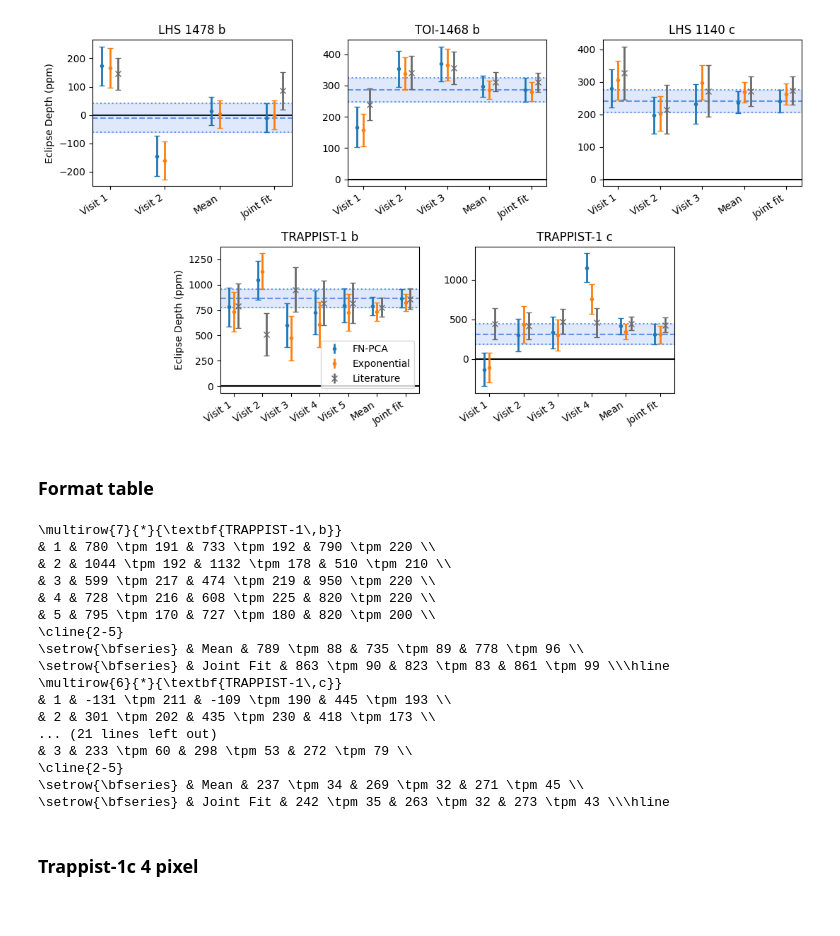
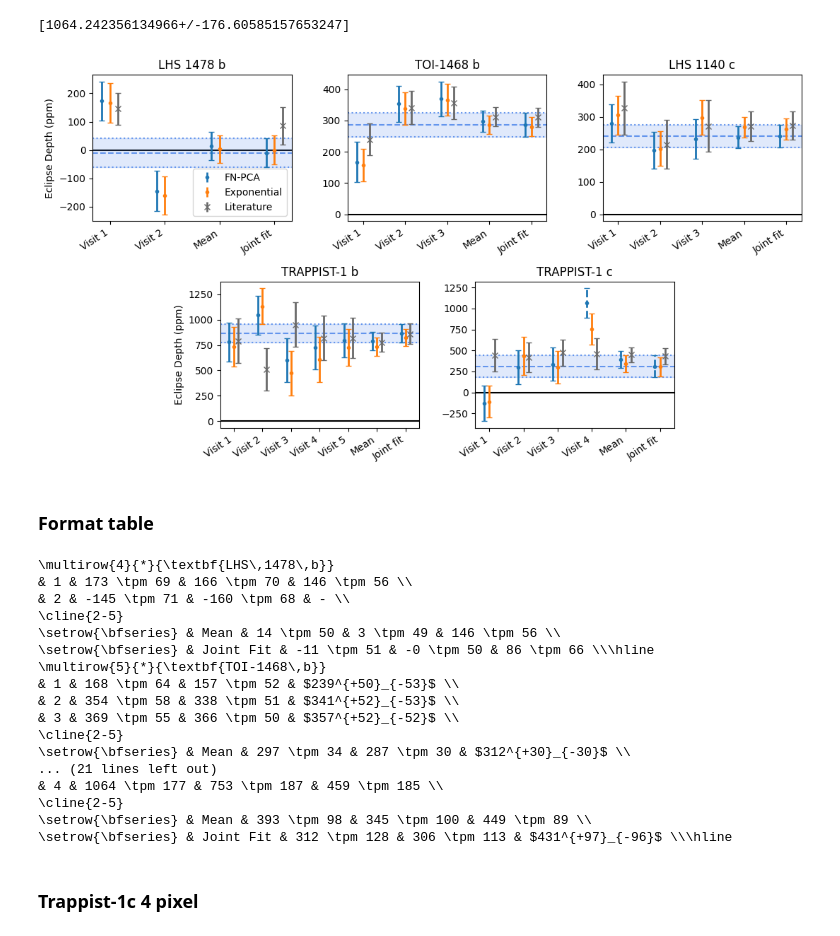
Before and after one commit to nicholasconnors/erebus, a Jupyter notebook: connors_et_al_2025/results/results_plotting.ipynb, the cells around one changed output. Cells and saved outputs as stored; diff of their text form; code cells hidden in the pictures.

Commit message:
Add in quadratic fnpca result

```diff
--- a/connors_et_al_2025/results/results_plotting.ipynb
+++ b/connors_et_al_2025/results/results_plotting.ipynb
@@ -27,11 +27,11 @@ t1b_exp = get_results("t1b_exp")
 # T1C is the only one where we needed to force positive eclipse depths to ensure detection
 t1c_fnpca_prevent_negative, _ = get_results("t1c_fnpca_prevent_negative")
 t1c_fnpca_allow_negative, t1c_fnpca_joint_fit = get_results("t1c_fnpca_allow_negative")
+t1c_fnpca_visit_4, _ = get_results("t1c_fnpca_visit_4")
 t1c_exp_prevent_negative, _ = get_results("t1c_exp_prevent_negative")
-t1c_exp_allow_negative, _ = get_results("t1c_exp_allow_negative")
-_, t1c_exp_joint_fit = get_results("t1c_exp_joint_fit")
-
-t1c_fnpca = np.concatenate((t1c_fnpca_allow_negative[0:1], t1c_fnpca_prevent_negative[1:3], t1c_fnpca_allow_negative[3:4])), t1c_fnpca_joint_fit
+t1c_exp_allow_negative, t1c_exp_joint_fit = get_results("t1c_exp_allow_negative")
+print(t1c_fnpca_visit_4)
+t1c_fnpca = np.concatenate((t1c_fnpca_allow_negative[0:1], t1c_fnpca_prevent_negative[1:3], t1c_fnpca_visit_4)), t1c_fnpca_joint_fit
 t1c_exp = np.concatenate((t1c_exp_allow_negative[0:1], t1c_exp_prevent_negative[1:3], t1c_exp_allow_negative[3:4])), t1c_exp_joint_fit
 
 lhs1478b_fnpca = get_results("lhs1478b_fnpca")
@@ -42,6 +42,8 @@ toi1468b_exp = get_results("toi1468b_exp")
 
 lhs1140c_fnpca = get_results("lhs1140c_fnpca")
 lhs1140c_exp = get_results("lhs1140c_exp")
+# %% [output]
+[1064.242356134966+/-176.60585157653247]
 # %%
 def format_tuple_list(results):
 	'''
@@ -61,12 +63,19 @@ t1b_lit = [(790, 220), (510, 210), (950, 220), (820, 220), (820, 200), (861, 99)
 # The order goes 1 -> 4 -> 2 -> 3 for 1 2 3 4
 t1c_lit = [(445, 193), (418, 173), (474, 158), (459, 185), (431, 97, 96)]
 # %%
+is_t1c_fnpca = False
+is_visit_4 = False
+
 def plot_point(ax, x, y, upper_err, lower_err, color, marker):
 	if lower_err is not None and lower_err != 0:
 		yerr = ([upper_err], [lower_err])
 	else:
 		yerr = [upper_err]
-	ax.errorbar(x, y, yerr=yerr, marker=marker, color=color, lw=2, capsize=3)
+	error_bar = ax.errorbar(x, y, yerr=yerr, marker=marker, color=color, lw=2, capsize=3)
+	global is_t1c_fnpca
+	global is_visit_4
+	if is_t1c_fnpca and is_visit_4:
+		error_bar[-1][0].set_linestyle('--')
 
 def plot_array(ax, label, color, lit, x_offset, marker='.'):
 	visits = len(lit)-1
@@ -79,6 +88,8 @@ def plot_array(ax, label, color, lit, x_offset, marker='.'):
 
 	for i in range(0, visits):
 		visit = lit[i]
+		global is_visit_4
+		is_visit_4 = i == 3
 		if visit is not None:
 			value = visit[0]
 			err = visit[1]
@@ -108,7 +119,11 @@ def plot_planet(ax, name, lit, fnpca, exp):
 	fnpca = format_tuple_list(fnpca)
 	exp = format_tuple_list(exp)
 
+	global is_t1c_fnpca
+	is_t1c_fnpca = name == "TRAPPIST-1 c"
 	plot_array(ax, "FN-PCA", "C0", fnpca, -0.15)
+	is_t1c_fnpca = False
+
 	plot_array(ax, "Exponential", "C1", exp, 0)
 	plot_array(ax, "Literature", "dimgrey", lit, 0.15, 'x')
 	length = len(lit)
@@ -130,26 +145,26 @@ def plot_planet(ax, name, lit, fnpca, exp):
 # %%
 fig = plt.figure(figsize=(11,6))
 gs = gridspec.GridSpec(2, 6, height_ratios=[1, 1])
 
 ax1 = fig.add_subplot(gs[1, 1:3])
 ax2 = fig.add_subplot(gs[1, 3:5])
 ax3 = fig.add_subplot(gs[0, 0:2])
 ax4 = fig.add_subplot(gs[0, 2:4])
 ax5 = fig.add_subplot(gs[0, 4:6])
 
 plot_planet(ax1, "TRAPPIST-1 b", t1b_lit, t1b_fnpca, t1b_exp)
 plot_planet(ax2, "TRAPPIST-1 c", t1c_lit, t1c_fnpca, t1c_exp)
 plot_planet(ax3, "LHS 1478 b", lhs1478b_lit, lhs1478b_fnpca, lhs1478b_exp)
 plot_planet(ax4, "TOI-1468 b", toi_1468b_lit, toi1468b_fnpca, toi1468b_exp)
 plot_planet(ax5, "LHS 1140 c", lhs_1140c_lit, lhs1140c_fnpca, lhs1140c_exp)
 ax1.set_ylabel("Eclipse Depth (ppm)")
 ax3.set_ylabel("Eclipse Depth (ppm)")
-ax1.legend()
+ax3.legend()
 plt.tight_layout()
 plt.savefig("eclipse_depth_results.pdf")
 plt.show()
 # %% [output]
-[figure, old version]
+[figure, new version]
 # %% [markdown]
 ### Format table
 # %%
@@ -198,29 +213,29 @@ def print_table(name, fnpca, exp, lit):
 	text += f"\\setrow{{\\bfseries}} & Joint Fit & {print_value(fnpca[-1])} & {print_value(exp[-1])} & {print_value(lit[-1])} \\\\\\hline"
 	print(text)
 
+print_table("LHS\,1478\,b", lhs1478b_fnpca, lhs1478b_exp, lhs1478b_lit)
+print_table("TOI-1468\,b", toi1468b_fnpca, toi1468b_exp, toi_1468b_lit)
+print_table("LHS\,1140\,c", lhs1140c_fnpca, lhs1140c_exp, lhs_1140c_lit)
 print_table("TRAPPIST-1\,b", t1b_fnpca, t1b_exp, t1b_lit)
 print_table("TRAPPIST-1\,c", t1c_fnpca, t1c_exp, t1c_lit)
-print_table("TOI-1468\,b", toi1468b_fnpca, toi1468b_exp, toi_1468b_lit)
-print_table("LHS\,1478\,b", lhs1478b_fnpca, lhs1478b_exp, lhs1478b_lit)
-print_table("LHS\,1140\,c", lhs1140c_fnpca, lhs1140c_exp, lhs_1140c_lit)
 # %% [output]
-\multirow{7}{*}{\textbf{TRAPPIST-1\,b}}
-& 1 & 780 \tpm 191 & 733 \tpm 192 & 790 \tpm 220 \\
-& 2 & 1044 \tpm 192 & 1132 \tpm 178 & 510 \tpm 210 \\
-& 3 & 599 \tpm 217 & 474 \tpm 219 & 950 \tpm 220 \\
-& 4 & 728 \tpm 216 & 608 \tpm 225 & 820 \tpm 220 \\
-& 5 & 795 \tpm 170 & 727 \tpm 180 & 820 \tpm 200 \\
+\multirow{4}{*}{\textbf{LHS\,1478\,b}}
+& 1 & 173 \tpm 69 & 166 \tpm 70 & 146 \tpm 56 \\
+& 2 & -145 \tpm 71 & -160 \tpm 68 & - \\
 \cline{2-5}
-\setrow{\bfseries} & Mean & 789 \tpm 88 & 735 \tpm 89 & 778 \tpm 96 \\
-\setrow{\bfseries} & Joint Fit & 863 \tpm 90 & 823 \tpm 83 & 861 \tpm 99 \\\hline
-\multirow{6}{*}{\textbf{TRAPPIST-1\,c}}
-& 1 & -131 \tpm 211 & -109 \tpm 190 & 445 \tpm 193 \\
-& 2 & 301 \tpm 202 & 435 \tpm 230 & 418 \tpm 173 \\
+\setrow{\bfseries} & Mean & 14 \tpm 50 & 3 \tpm 49 & 146 \tpm 56 \\
+\setrow{\bfseries} & Joint Fit & -11 \tpm 51 & -0 \tpm 50 & 86 \tpm 66 \\\hline
+\multirow{5}{*}{\textbf{TOI-1468\,b}}
+& 1 & 168 \tpm 64 & 157 \tpm 52 & $239^{+50}_{-53}$ \\
+& 2 & 354 \tpm 58 & 338 \tpm 51 & $341^{+52}_{-53}$ \\
+& 3 & 369 \tpm 55 & 366 \tpm 50 & $357^{+52}_{-52}$ \\
+\cline{2-5}
+\setrow{\bfseries} & Mean & 297 \tpm 34 & 287 \tpm 30 & $312^{+30}_{-30}$ \\
 ... (21 lines left out)
-& 3 & 233 \tpm 60 & 298 \tpm 53 & 272 \tpm 79 \\
+& 4 & 1064 \tpm 177 & 753 \tpm 187 & 459 \tpm 185 \\
 \cline{2-5}
-\setrow{\bfseries} & Mean & 237 \tpm 34 & 269 \tpm 32 & 271 \tpm 45 \\
-\setrow{\bfseries} & Joint Fit & 242 \tpm 35 & 263 \tpm 32 & 273 \tpm 43 \\\hline
+\setrow{\bfseries} & Mean & 393 \tpm 98 & 345 \tpm 100 & 449 \tpm 89 \\
+\setrow{\bfseries} & Joint Fit & 312 \tpm 128 & 306 \tpm 113 & $431^{+97}_{-96}$ \\\hline
 # %% [markdown]
 ### Trappist-1c 4 pixel
 # %%
```
Also changed, not shown: 23 other files.
